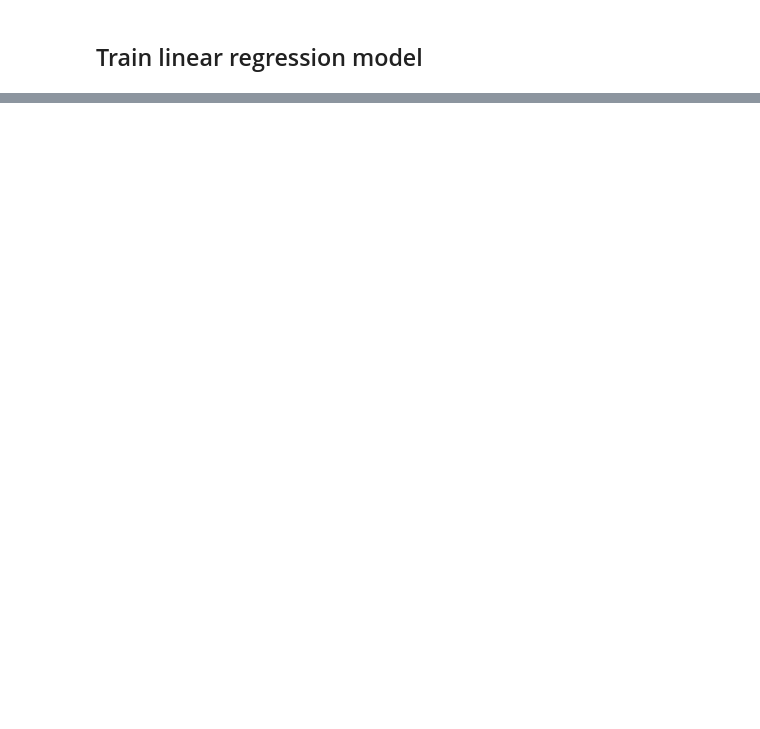
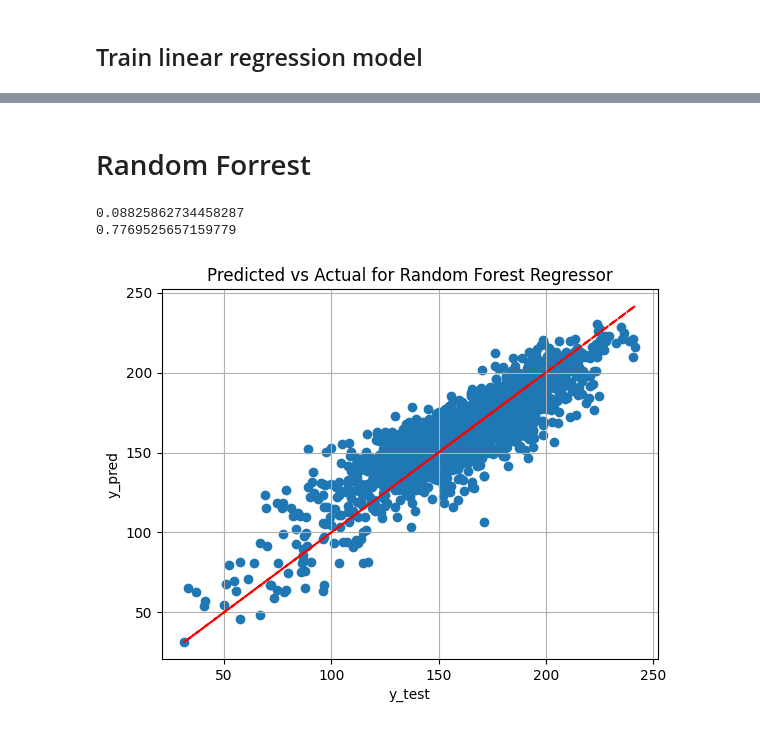
Before and after one commit to claudiosv/Computing-for-Food-Security, a Jupyter notebook: Project 3/ml-tests.ipynb, the cells around one changed output, grey strips where cells are left out. Cells and saved outputs as stored; diff of their text form; code cells hidden in the pictures; blank space fills up the shorter version.

```diff
--- a/Project 3/ml-tests.ipynb
+++ b/Project 3/ml-tests.ipynb
@@ -496,0 +320,18 @@ KeyboardInterrupt:
+# %% [markdown]
+# Random Forrest
+# %%
+regrRF = RandomForestRegressor()
+
+regrRF.fit(long_X_trainST, long_y_trainNP.ravel())
+
+y_predRF = regrRF.predict(long_X_testST)
+rmseRF = relative_root_mean_squared_error(long_y_testNP.ravel(), y_predRF)
+r2RF = r2_score(long_y_testNP, y_predRF)
+print(rmseRF)
+print(r2RF)
+
+plot_predictions(long_y_testNP, y_predRF, "Random Forest Regressor")
+# %% [output]
+0.08825862734458287
+0.7769525657159779
+[figure, added]
```
Also changed, not shown: parts of 65 cells of this notebook, 17 other files.
